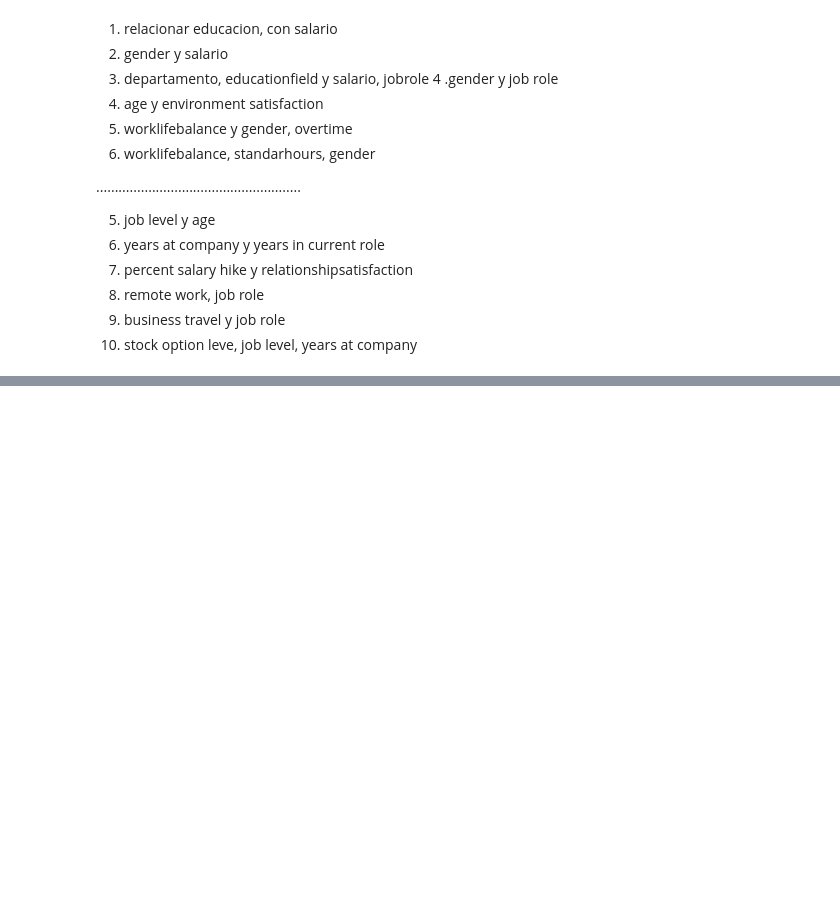
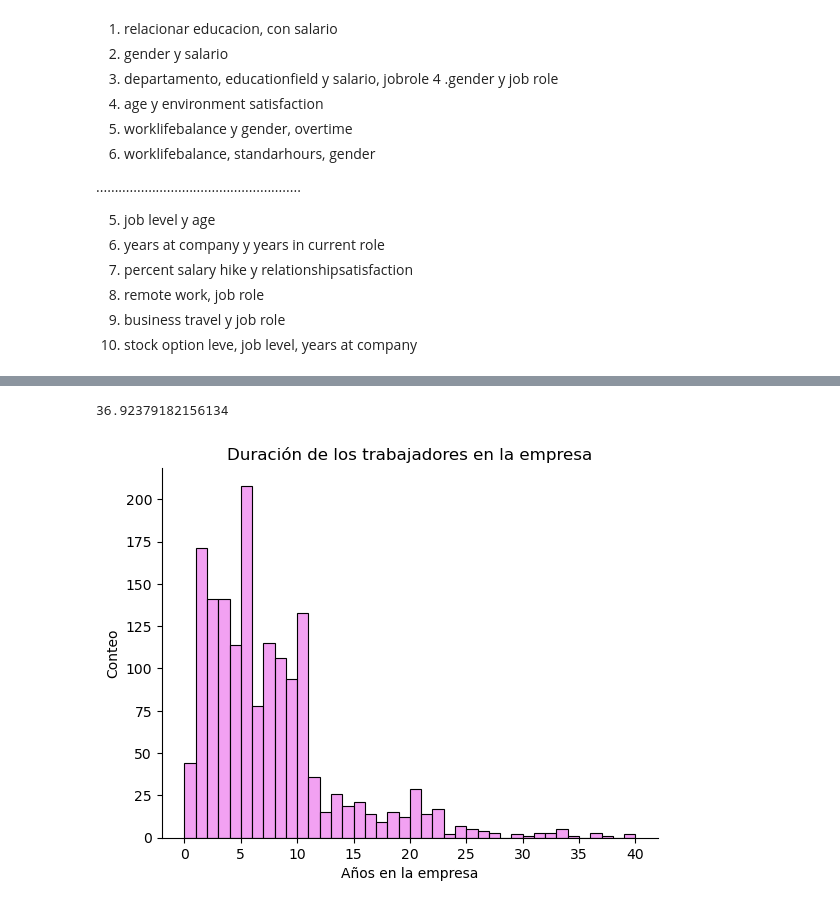
Before and after one commit to BiancaGemarR/promo_56_proyecto_mod3_team1, a Jupyter notebook: graficas.ipynb, the cells around one changed output, grey strips where cells are left out. Drawn from its saved outputs; the diff is of its cells as text; code cells hidden in the pictures; blank space fills up the shorter version.

```diff
--- a/graficas.ipynb
+++ b/graficas.ipynb
@@ -38,0 +66,12 @@ Index(['age', 'attrition', 'businesstravel', 'dailyrate', 'department',
+# %%
+df['age'].mean()
+# %% [output]
+36.92379182156134
+# %%
+sns.histplot(data=df, x='yearsatcompany', color='violet')
+plt.title('Duración de los trabajadores en la empresa')
+plt.xlabel('Años en la empresa')
+plt.ylabel('Conteo')
+sns.despine(top=True, right=True)
+# %% [output]
+[figure, added]
```
Also changed, not shown: parts of 15 cells of this notebook, 1 other file.
